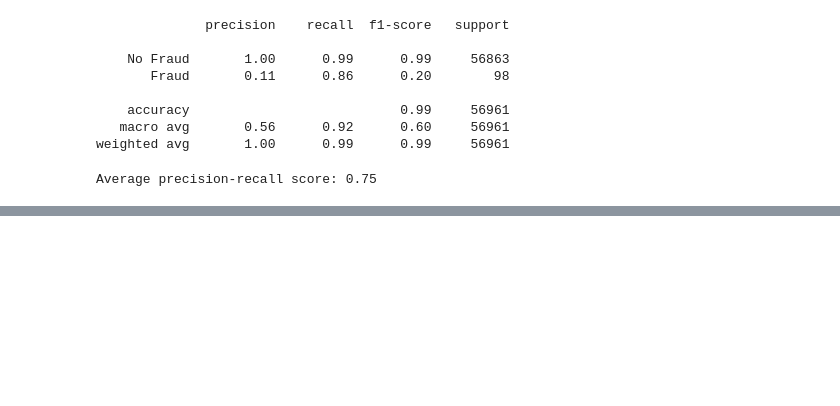
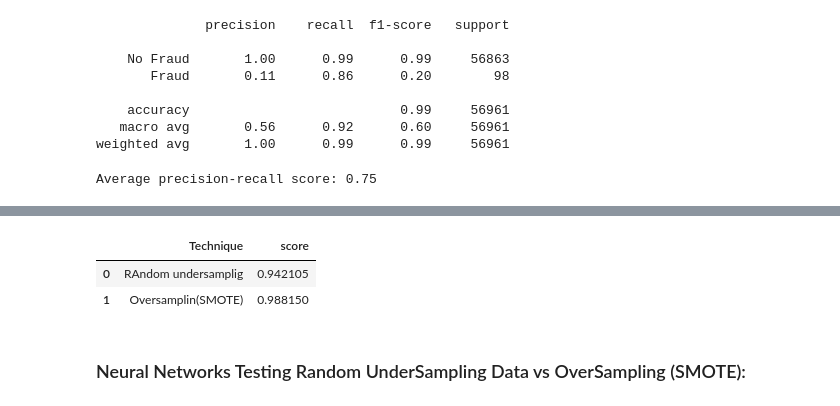
Before and after one commit to adam04-D/Credit-Card-Fraud-Detection, a Jupyter notebook: credit.ipynb, the cells around one changed output, grey strips where cells are left out. Drawn from its saved outputs; the diff is of its cells as text; code cells hidden in the pictures; blank space fills up the shorter version.

```diff
--- a/credit.ipynb
+++ b/credit.ipynb
@@ -937,0 +1015,25 @@ Fitting oversample data took :2.481630325317383 sec
+# %%
+from sklearn.metrics import accuracy_score
+
+#Logistic Regression with Undersampling
+y_pred= log_reg.predict(X_test)
+undersample_score= accuracy_score(y_test, y_pred)
+
+#Logistic Regression with SMOTE
+y_pred_sm= best_est.predict(original_Xtest)
+oversampled_score= accuracy_score(original_ytest, y_pred_sm)
+
+d ={'Technique': ['RAndom undersamplig ', 'Oversamplin(SMOTE)'], 'score':[undersample_score, oversampled_score]}
+final_df=pd.DataFrame(data=d)
+
+score=final_df['score']
+final_df.drop('score', inplace=True, axis=1)
+final_df.insert(1, 'score', score)
+
+final_df
+# %% [output]
+|  | Technique | score |
+| 0 | RAndom undersamplig | 0.942105 |
+| 1 | Oversamplin(SMOTE) | 0.988150 |
+# %% [markdown]
+### Neural Networks Testing Random UnderSampling Data vs OverSampling (SMOTE):
```
Also changed, not shown: parts of 41 cells of this notebook.
